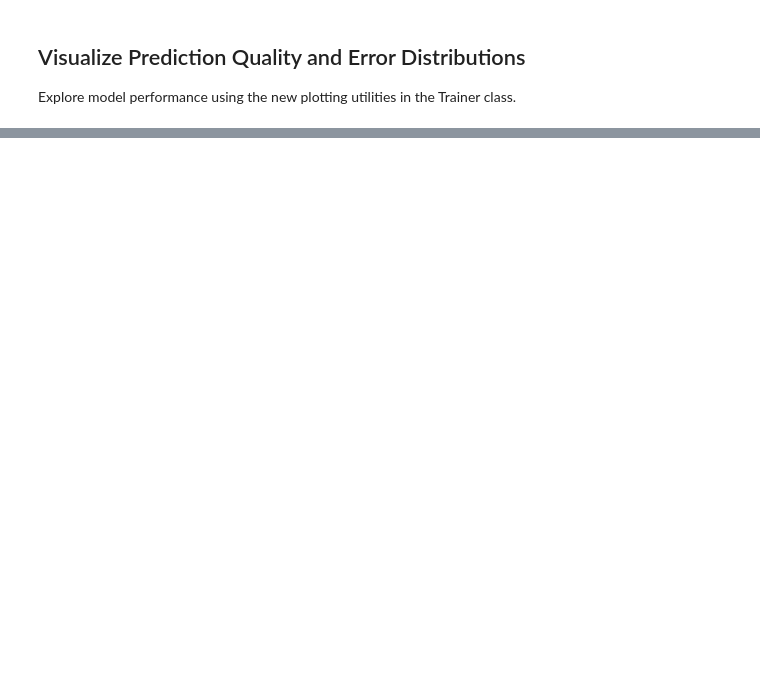
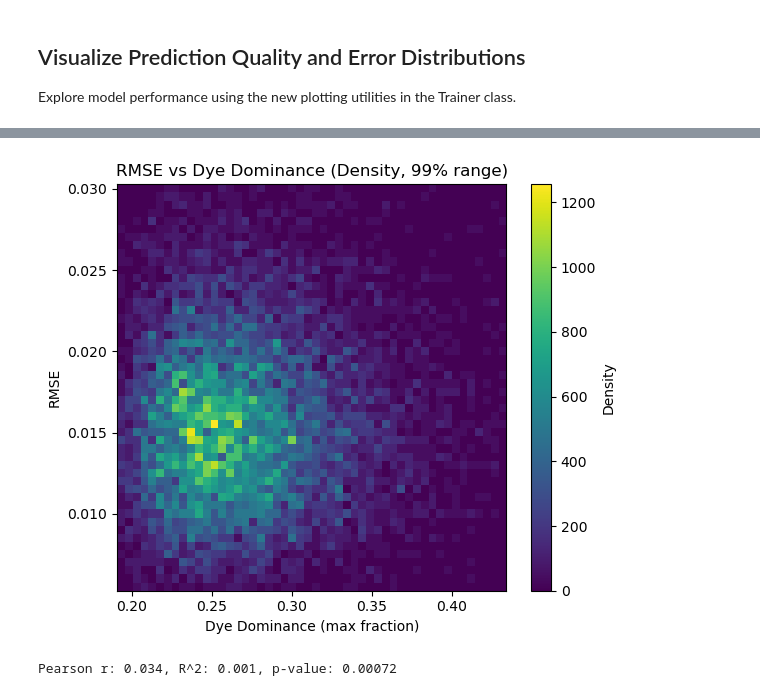
Before and after one commit to boazmohar/sbi-DELTA, a Jupyter notebook: sbi_delta/notebooks/sbi_training_workflow.ipynb, the cells around one changed output, grey strips where cells are left out. Cells and saved outputs as stored; diff of their text form; code cells hidden in the pictures; blank space fills up the shorter version.

```diff
--- a/sbi_delta/notebooks/sbi_training_workflow.ipynb
+++ b/sbi_delta/notebooks/sbi_training_workflow.ipynb
@@ -473,3 +537,28 @@ plt.show()
+# %%
+# Dye dominance vs RMSE (density) with bins covering 99% of the data
+import numpy as np
+# Compute 0.5th and 99.5th percentiles for both axes
+x_min, x_max = np.percentile(dominance, [0.5, 99.5])
+y_min, y_max = np.percentile(rmse_scores, [0.5, 99.5])
+
+fig, ax = plt.subplots(1, 1, figsize=(6, 5))
+h3 = ax.hist2d(dominance, rmse_scores, bins=[50, 50], range=[[x_min, x_max], [y_min, y_max]], cmap='viridis', density=True)
+plt.colorbar(h3[3], ax=ax, label='Density')
+ax.set_xlabel('Dye Dominance (max fraction)')
+ax.set_ylabel('RMSE')
+ax.set_title('RMSE vs Dye Dominance (Density, 99% range)')
+plt.tight_layout()
+plt.show()
+# %% [output]
+[figure, added]
+# %%
+# Calculate Pearson R^2 (squared correlation) between dye dominance and RMSE
+from scipy.stats import pearsonr
+corr, pval = pearsonr(dominance, rmse_scores)
+r2 = corr**2
+print(f"Pearson r: {corr:.3f}, R^2: {r2:.3f}, p-value: {pval:.2g}")
+# %% [output]
+Pearson r: 0.034, R^2: 0.001, p-value: 0.00072
 # %%
 # Section 9: Save ExperimenZt Results
 trainer.save()
```
Also changed, not shown: parts of 14 cells of this notebook, 3 other files.
